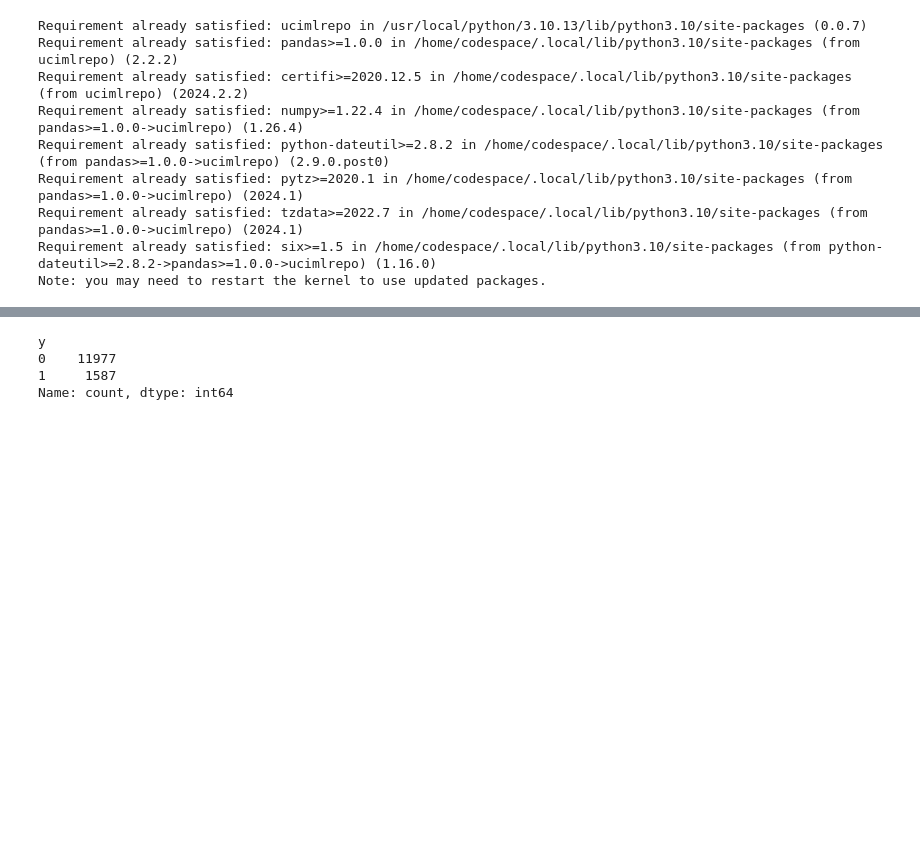
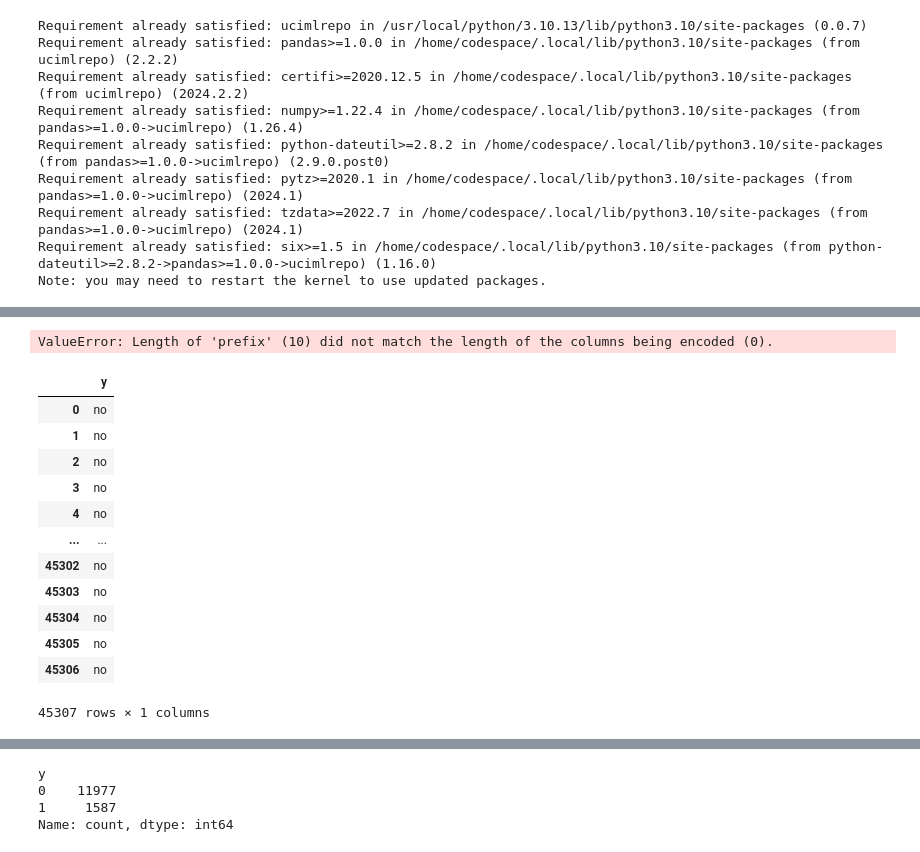
Before and after one commit to ankitrahejagatech/7641HW1, a Jupyter notebook: notebooks/ExplorationOfDatasets.ipynb, the cells around one changed output, grey strips where cells are left out. Drawn from its saved outputs; the diff is of its cells as text; code cells hidden in the pictures; blank space fills up the shorter version.

```diff
--- a/notebooks/ExplorationOfDatasets.ipynb
+++ b/notebooks/ExplorationOfDatasets.ipynb
@@ -48,10 +76,16 @@ FileNotFoundError: [Errno 2] No such file or directory: 'BankMarketingData.csv'
 # %%
-#from sklearn.preprocessing import LabelEncoder
-#le = LabelEncoder()
-#cat_var =["job", "marital", "education", "contact", "month", "poutcome"]
-#for i in cat_var:
-#  X1[i]= le.fit_transform(X1[i])
+# Define the list of categorical variables
+cat_var = ["job", "marital", "education", "default", "housing", "loan", "contact", "month", "day_of_week", "poutcome"]
+num_var = ["age", "duration", "campaign", "pdays", "previous", "emp.var.rate", "cons.price.idx", "cons.conf.idx", "euribor3m", "nr.employed"]
 
+X1_encoded = pd.get_dummies(X1, cat_var)
+X1_new = X1_encoded.drop(columns=num_var,axis=1)
+scaler = StandardScaler()
+
+# Apply the StandardScaler to the numerical columns
+X1[num_var] = scaler.fit_transform(X1[num_var])
+X1 = X1.drop(columns=cat_var,axis=1)
+X1=pd.concat([X1,X1_new],axis=1)
 # print(X1['age'].unique())
 # print(X1['job'].unique()) #modify
 # one_hot = pd.get_dummies(X1['job'], prefix='job')
@@ -64,22 +98,27 @@ FileNotFoundError: [Errno 2] No such file or directory: 'BankMarketingData.csv'
 # X1 = pd.concat([X1, one_hot], axis=1)
 # #X1['marital_encoded'] = encoder.fit_transform(X1['marital'])
 # print(X1['education'].unique()) #modify ordinal
-X1['education'] = X1['education'].replace({'primary': 0, 'secondary':1,'tertiary':2})
+#X1['education'] = X1['education'].replace({'primary': 0, 'secondary':1,'tertiary':2})
 # print(X1['default'].unique())  #modify
-X1['default'] = X1['default'].replace({'yes': 1, 'no':0})
+#X1['default'] = X1['default'].replace({'yes': 1, 'no':0})
 # print(X1['balance'].unique())
 # print(X1['housing'].unique())  #modify
-X1['housing'] = X1['housing'].replace({'yes': 1, 'no':0})
+#X1['housing'] = X1['housing'].replace({'yes': 1, 'no':0})
 # #print(X1['loan'].unique())  #modify
-X1['loan'] = X1['loan'].replace({'yes': 1, 'no':0})
+#X1['loan'] = X1['loan'].replace({'yes': 1, 'no':0})
 # print(X1['contact'].unique())  #modify
 #
 # print(X1['day_of_week'].unique())
 # #print(X1['month'].unique())  #modify
-X1['month'] = X1['month'].replace({'may':5 ,'jun':6, 'jul' :7, 'aug' :8, 'oct':10, 'nov':11, 'dec':12, 'jan':1, 'feb':2, 'mar':3, 'apr':4, 'sep':9})
+#X1['month'] = X1['month'].replace({'may':5 ,'jun':6, 'jul' :7, 'aug' :8, 'oct':10, 'nov':11, 'dec':12, 'jan':1, 'feb':2, 'mar':3, 'apr':4, 'sep':9})
 # print(X1['duration'].unique())
 # print(X1['campaign'].unique())
 # print(X1['pdays'].unique())
 # print(X1['previous'].unique())
 # #print(X1['poutcome'].unique()) #modify
-X1['poutcome'] = X1['poutcome'].replace({'success': 1, 'failure': -1,'other':0})
+#X1['poutcome'] = X1['poutcome'].replace({'success': 1, 'failure': -1,'other':0})
+
+
+#X1_encoded = pd.get_dummies(X1, cat_var)
+# %% [output]
+ValueError: Length of 'prefix' (10) did not match the length of the columns being encoded (0).
@@ -85,0 +133,16 @@ X1['poutcome'] = X1['poutcome'].replace({'success': 1, 'failure': -1,'other':0})
+# %%
+Y1
+# %% [output]
+|  | y |
+| 0 | no |
+| 1 | no |
+| 2 | no |
+| 3 | no |
+| 4 | no |
+| ... | ... |
+| 45302 | no |
+| 45303 | no |
+| 45304 | no |
+| 45305 | no |
+| 45306 | no |
+45307 rows × 1 columns
```
Also changed, not shown: parts of 8 cells of this notebook, 3 other files.
